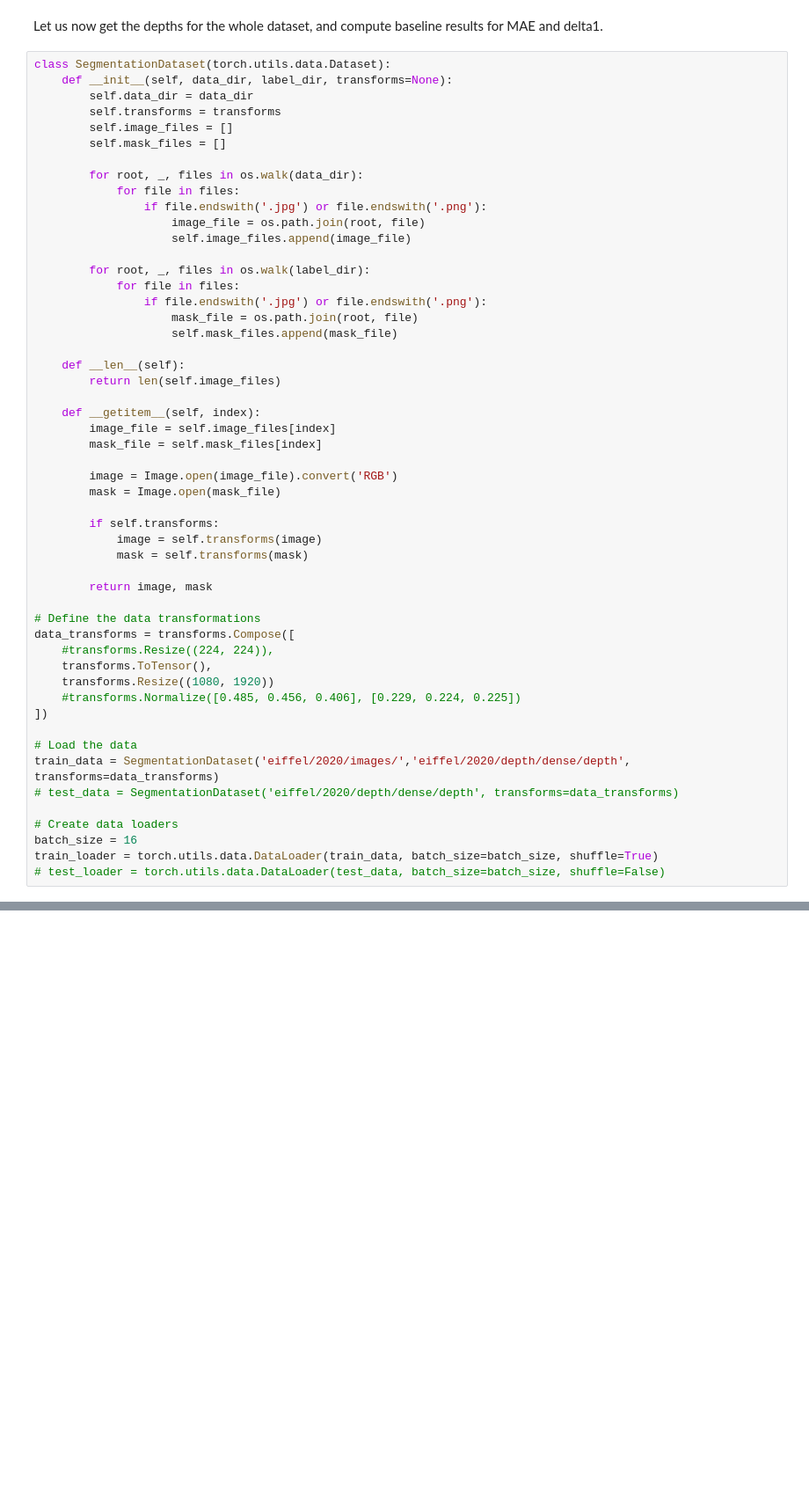
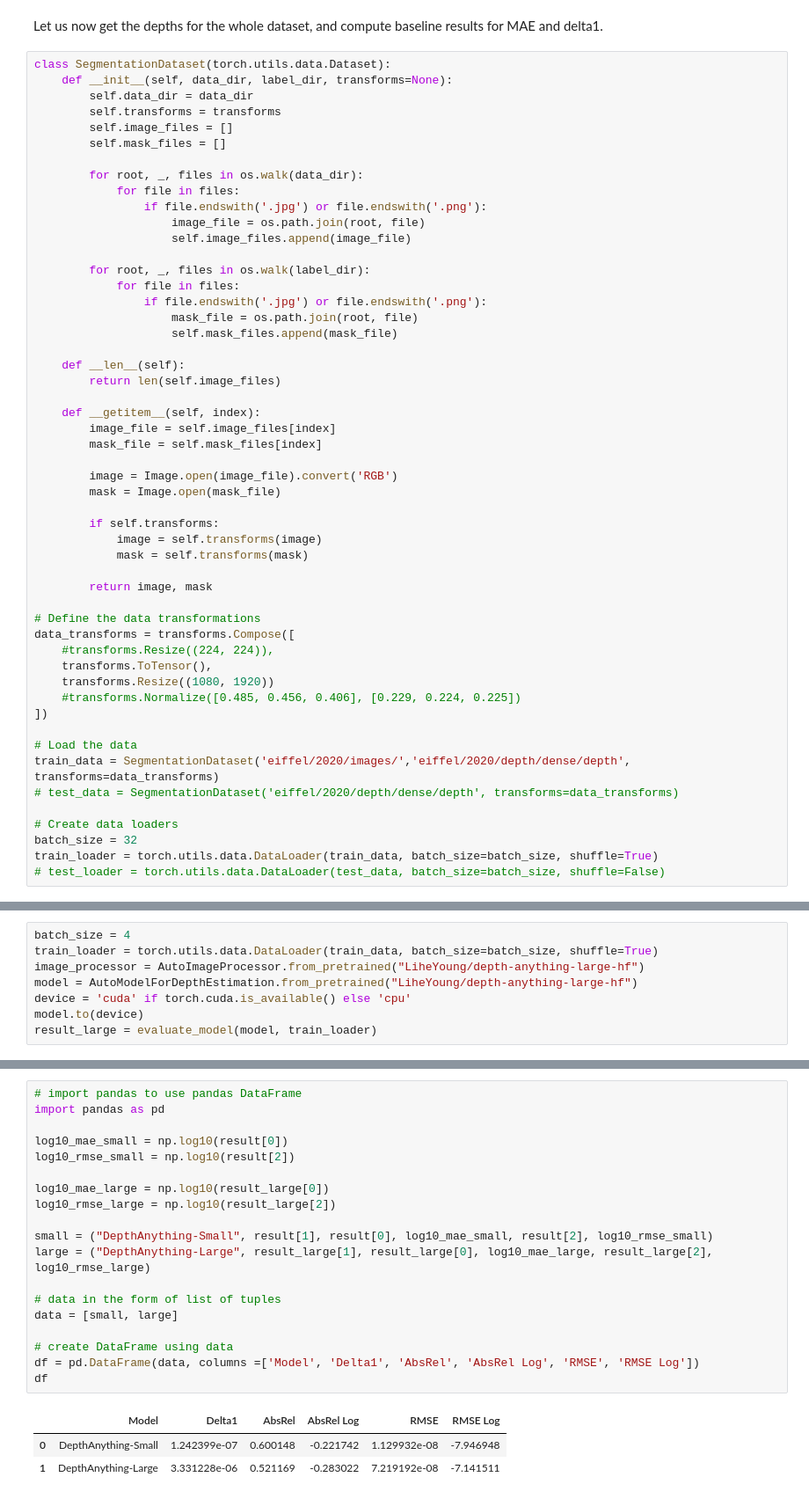
Before and after one commit to camilla-james/underwater_depth_estimation, a Jupyter notebook: depthUnderwater.ipynb, the cells around one changed output, grey strips where cells are left out. Shown at 88% size. Drawn from its saved outputs; the diff is of its cells as text; blank space fills up the shorter version.

Commit message:
Basline Results

```diff
--- a/depthUnderwater.ipynb
+++ b/depthUnderwater.ipynb
@@ -357,7 +345,7 @@ train_data = SegmentationDataset('eiffel/2020/images/','eiffel/2020/depth/dense/
 # test_data = SegmentationDataset('eiffel/2020/depth/dense/depth', transforms=data_transforms)
 
 # Create data loaders
-batch_size = 16
+batch_size = 32
 train_loader = torch.utils.data.DataLoader(train_data, batch_size=batch_size, shuffle=True)
 # test_loader = torch.utils.data.DataLoader(test_data, batch_size=batch_size, shuffle=False)
 # %%
@@ -451,0 +423,8 @@ Transform: Compose(
+# %%
+batch_size = 4
+train_loader = torch.utils.data.DataLoader(train_data, batch_size=batch_size, shuffle=True)
+image_processor = AutoImageProcessor.from_pretrained("LiheYoung/depth-anything-large-hf")
+model = AutoModelForDepthEstimation.from_pretrained("LiheYoung/depth-anything-large-hf")
+device = 'cuda' if torch.cuda.is_available() else 'cpu'
+model.to(device)
+result_large = evaluate_model(model, train_loader)
@@ -451,0 +439,23 @@ Transform: Compose(
+# %%
+# import pandas to use pandas DataFrame
+import pandas as pd
+
+log10_mae_small = np.log10(result[0])
+log10_rmse_small = np.log10(result[2])
+
+log10_mae_large = np.log10(result_large[0])
+log10_rmse_large = np.log10(result_large[2])
+
+small = ("DepthAnything-Small", result[1], result[0], log10_mae_small, result[2], log10_rmse_small)
+large = ("DepthAnything-Large", result_large[1], result_large[0], log10_mae_large, result_large[2], log10_rmse_large)
+
+# data in the form of list of tuples
+data = [small, large]
+
+# create DataFrame using data
+df = pd.DataFrame(data, columns =['Model', 'Delta1', 'AbsRel', 'AbsRel Log', 'RMSE', 'RMSE Log'])
+df
+# %% [output]
+|  | Model | Delta1 | AbsRel | AbsRel Log | RMSE | RMSE Log |
+| 0 | DepthAnything-Small | 1.242399e-07 | 0.600148 | -0.221742 | 1.129932e-08 | -7.946948 |
+| 1 | DepthAnything-Large | 3.331228e-06 | 0.521169 | -0.283022 | 7.219192e-08 | -7.141511 |
```
Also changed, not shown: parts of 10 cells of this notebook, 1 other file.
